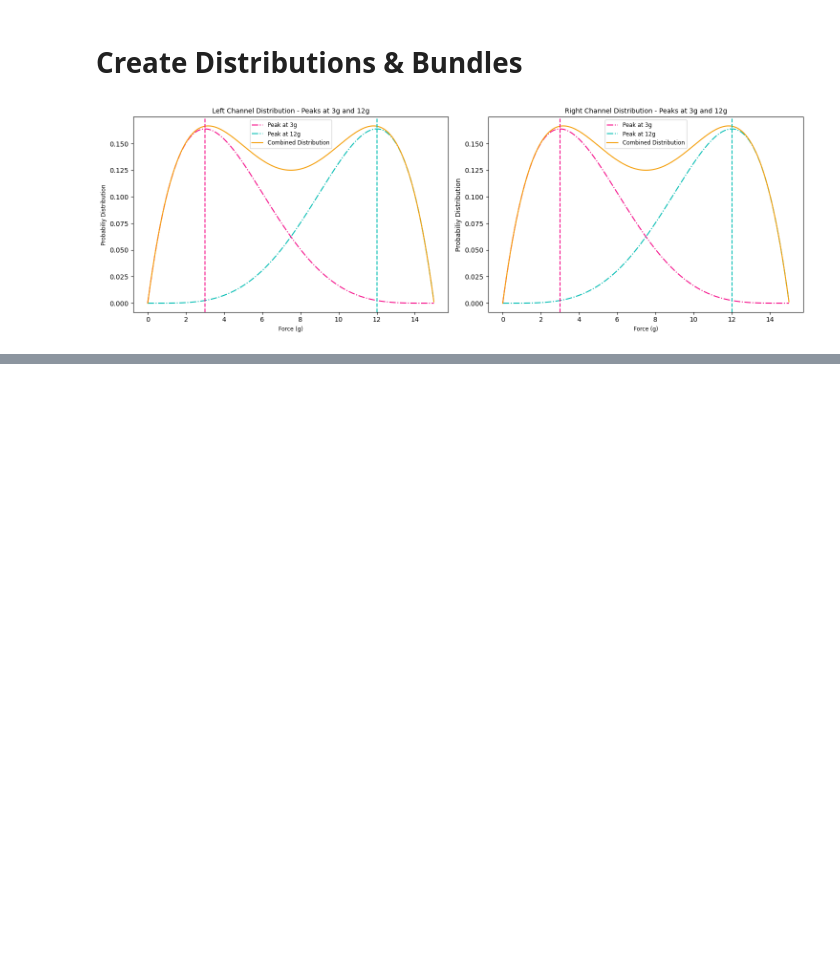
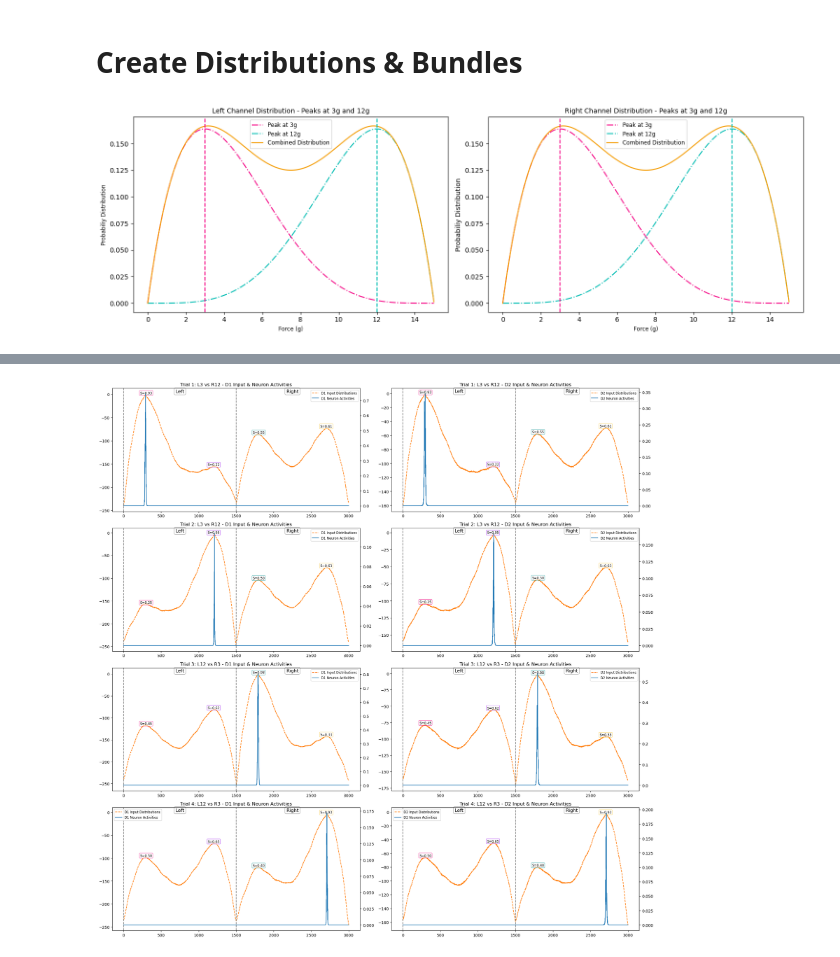
Before and after one commit to 2002sahapriya/Basal-Ganglia, a Jupyter notebook: park_bimodal.ipynb, the cells around one changed output, grey strips where cells are left out. Saved outputs shown, nothing was run; the diff lists cells and outputs as text; code cells hidden in the pictures; blank space fills up the shorter version.

```diff
--- a/park_bimodal.ipynb
+++ b/park_bimodal.ipynb
@@ -419,0 +479,92 @@ plt.show()
+# %%
+import matplotlib.pyplot as plt
+import numpy as np
+
+fig, axes = plt.subplots(4, 2, figsize=(20, 20))
+trial_labels = ['L3 vs R12', 'L3 vs R12', 'L12 vs R3', 'L12 vs R3']
+data_trials = [run_trial1, run_trial2, run_trial3, run_trial4]
+action_labels = ['Left', 'Right']
+peak_labels = [300, 1200, 1800, 2700]  # example peak x-positions
+colors = ["#ef0a84", "#970aef", "#0d9494", "#f6c226"]
+salience_labels = [salience_t1, salience_t2, salience_t3, salience_t4]
+
+for i in range(4):  # 4 trials
+    # ------------------- D1 PANEL -------------------
+    axes[i, 0].plot(
+        data_trials[i]['d1_input'][-1],
+        label='D1 Input Distributions',
+        linestyle='--', color='C1'
+    )
+    ax2 = axes[i, 0].twinx()
+    ax2.plot(data_trials[i]['d1_neuron'][-1], label='D1 Neuron Activities')
+
+    h1, l1 = axes[i, 0].get_legend_handles_labels()
+    h2, l2 = ax2.get_legend_handles_labels()
+    axes[i, 0].legend(h1 + h2, l1 + l2, loc='best', fontsize='small')
+    axes[i, 0].set_title(f"Trial {i+1}: {trial_labels[i]} - D1 Input & Neuron Activities")
+
+    # ------------------- D2 PANEL -------------------
+    axes[i, 1].plot(
+        data_trials[i]['d2_input'][-1],
+        label='D2 Input Distributions',
+        linestyle='--', color='C1'
+    )
+    ax3 = axes[i, 1].twinx()
+    ax3.plot(data_trials[i]['d2_neuron'][-1], label='D2 Neuron Activities')
+
+    h3, l3 = axes[i, 1].get_legend_handles_labels()
+    h4, l4 = ax3.get_legend_handles_labels()
+    axes[i, 1].legend(h3 + h4, l3 + l4, loc='best', fontsize='small')
+    axes[i, 1].set_title(f"Trial {i+1}: {trial_labels[i]} - D2 Input & Neuron Activities")
+
+    # ------------------- ADD CHANNEL LINES & LABELS -------------------
+    for k in range(n_actions_park):
+        xpos = k * domain_force_park.shape[0]
+        axes[i, 0].axvline(xpos, linestyle='--', color='grey')
+        axes[i, 1].axvline(xpos, linestyle='--', color='grey')
+
+        if k < n_actions_park - 1:
+            next_xpos = (k + 1) * domain_force_park.shape[0]
+            x_text = (xpos + next_xpos) / 2
+        else:
+            x_text = xpos + domain_force_park.shape[0] / 2
+
+        y_text0 = axes[i, 0].get_ylim()[1] * 0.85
+        axes[i, 0].text(
+            x_text, y_text0, f"{action_labels[k]}",
+            ha='center', va='top', fontsize='large',
+            bbox=dict(boxstyle="round,pad=0.3", fc="white", ec="gray", alpha=0.7)
+        )
+        y_text1 = axes[i, 1].get_ylim()[1] * 0.85
+        axes[i, 1].text(
+            x_text, y_text1, f"{action_labels[k]}",
+            ha='center', va='top', fontsize='large',
+            bbox=dict(boxstyle="round,pad=0.3", fc="white", ec="gray", alpha=0.7)
+        )
+
+    # ------------------- ADD SALIENCE LABELS -------------------
+    for h, x_peak in enumerate(peak_labels):
+        # D1 input axis label
+        y_peak_d1 = data_trials[i]['d1_input'][-1][x_peak]
+        axes[i, 0].text(
+            x_peak, y_peak_d1 + 0.02,
+            f"S={salience_labels[i][h]:.2f}",
+            ha='center', va='bottom', fontsize='small',
+            bbox=dict(boxstyle="round,pad=0.2", fc="white", ec=colors[h], alpha=0.6),
+            transform=axes[i, 0].transData
+        )
+        # D2 input axis label
+        y_peak_d2 = data_trials[i]['d2_input'][-1][x_peak]
+        axes[i, 1].text(
+            x_peak, y_peak_d2 + 0.02,
+            f"S={salience_labels[i][h]:.2f}",
+            ha='center', va='bottom', fontsize='small',
+            bbox=dict(boxstyle="round,pad=0.2", fc="white", ec=colors[h], alpha=0.6),
+            transform=axes[i, 1].transData
+        )
+
+plt.tight_layout()
+plt.savefig('./figures/park/bimodal/park_dnf.png')
+plt.show()
+# %% [output]
+[figure, added]
```
Also changed, not shown: parts of 11 cells of this notebook, 10 other files.
